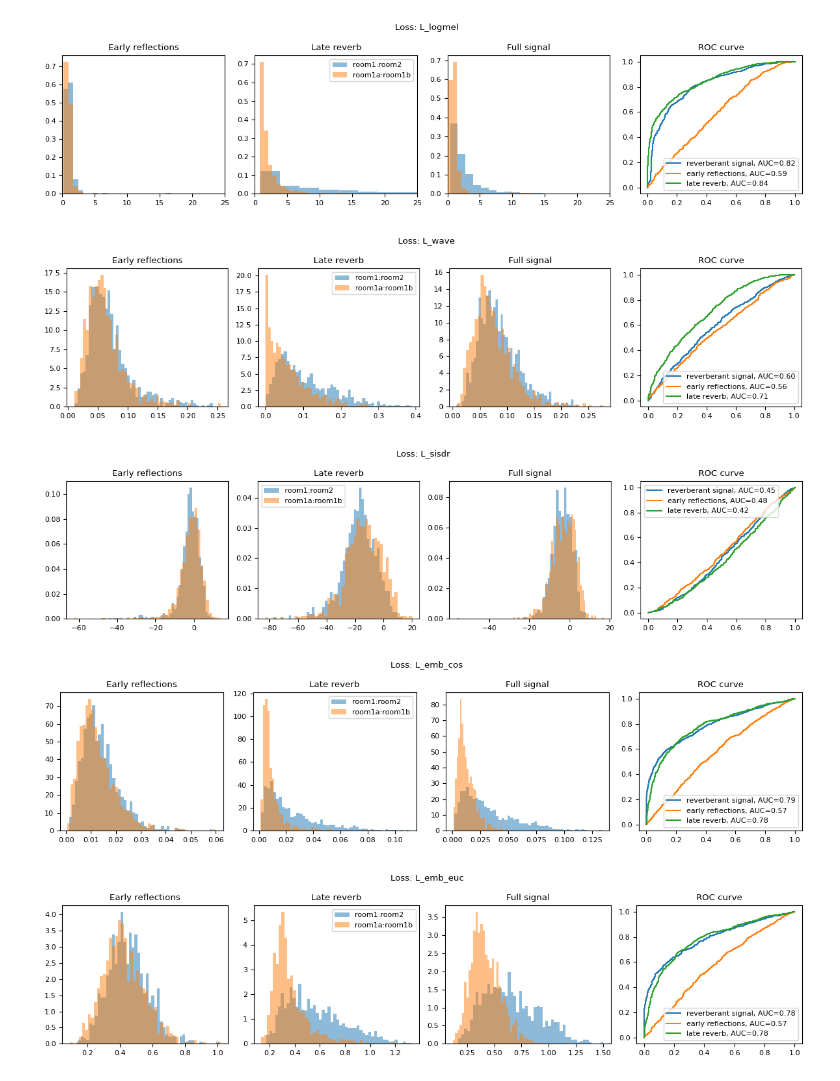
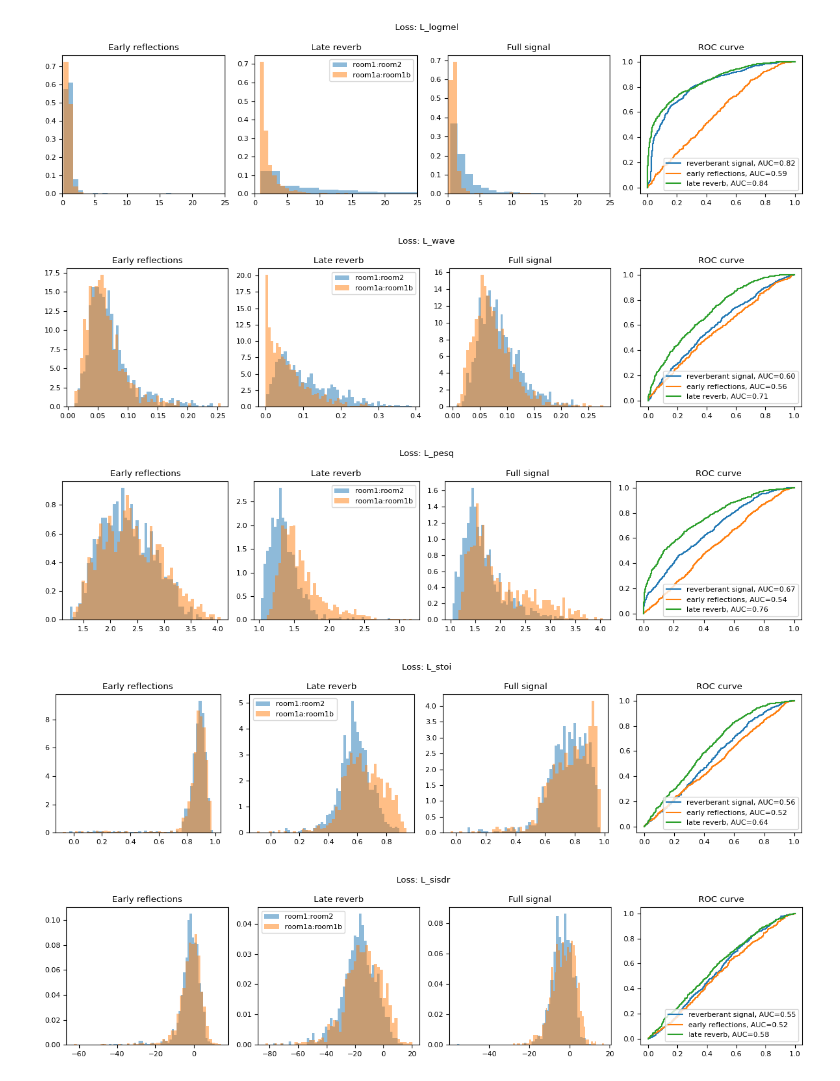
Before and after one commit to joaluba/reverb-match-cond-u-net, a Jupyter notebook: notebooks/experiment_losses.ipynb, the cells around one changed output. Saved outputs shown, nothing was run; the diff lists cells and outputs as text; code cells hidden in the pictures.

Commit message:
recovered experiment-losses notebook

```diff
--- a/notebooks/experiment_losses.ipynb
+++ b/notebooks/experiment_losses.ipynb
@@ -135,10 +218,13 @@ compute_and_plot_rocs("L_stft", df_losses_randmic,x_range=(0,5))
 compute_and_plot_rocs("L_logmel", df_losses_randmic,x_range=(0,25))
 compute_and_plot_rocs("L_wave", df_losses_randmic)
 
+compute_and_plot_rocs("L_pesq", df_losses_randmic,flipsign=True)
+compute_and_plot_rocs("L_stoi", df_losses_randmic,flipsign=True)
 
-compute_and_plot_rocs("L_sisdr", df_losses_fixedmic)
-compute_and_plot_rocs("L_emb_cos", df_losses_fixedmic)
-compute_and_plot_rocs("L_emb_euc", df_losses_fixedmic)
+
+compute_and_plot_rocs("L_sisdr", df_losses_randmic,flipsign=True)
+compute_and_plot_rocs("L_emb_cos", df_losses_randmic)
+compute_and_plot_rocs("L_emb_euc", df_losses_randmic)
 # %% [output]
 [figure]
 [figure]
@@ -147,5 +233,5 @@ compute_and_plot_rocs("L_emb_euc", df_losses_fixedmic)
 [figure]
 [figure]
-[figure, old version]
+[figure, new version]
-[figure, old version]
+[figure, new version]
-[figure, old version]
+[figure, new version]
```
Also changed, not shown: parts of 11 cells of this notebook, 1 other file.
